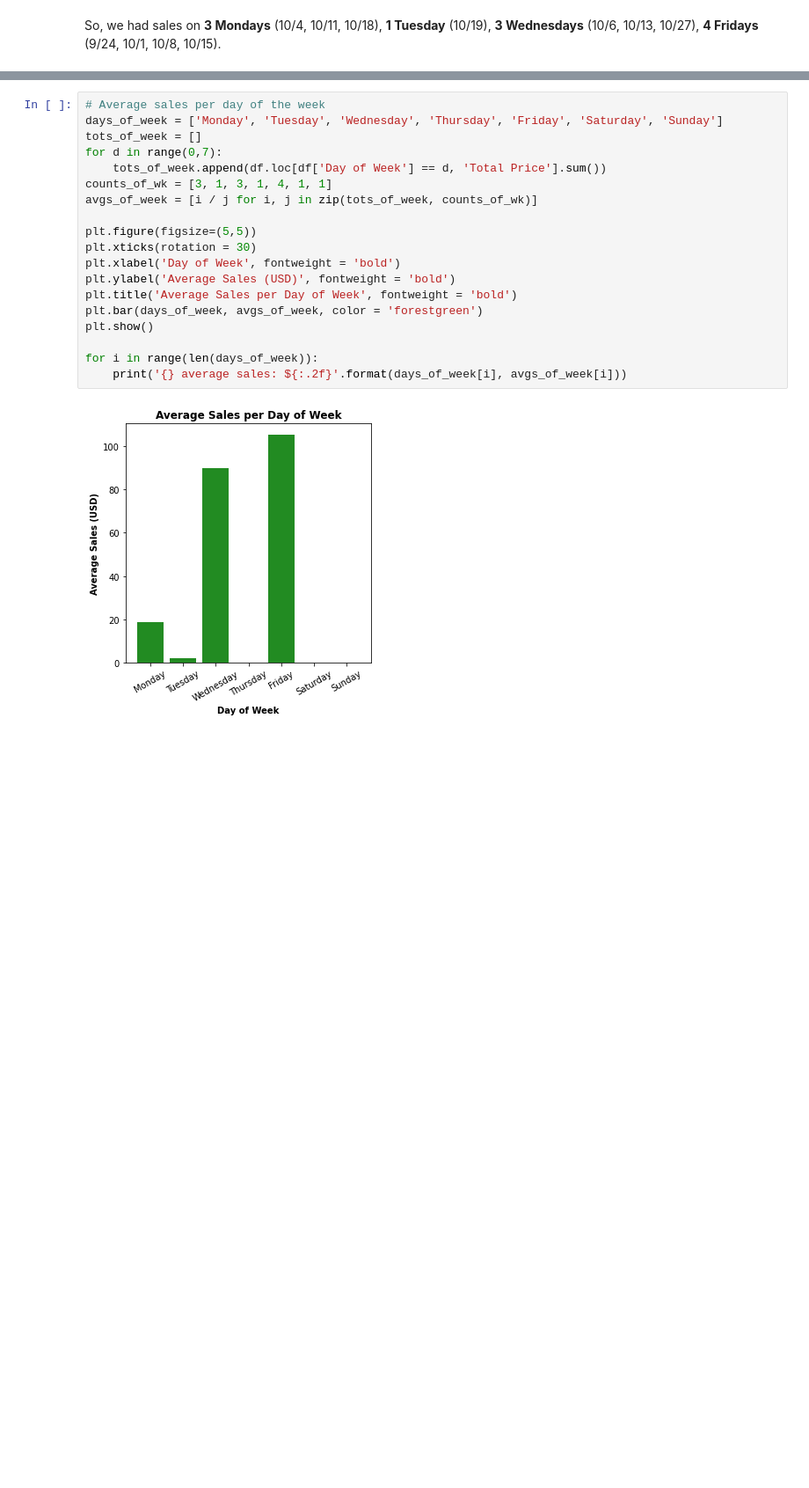
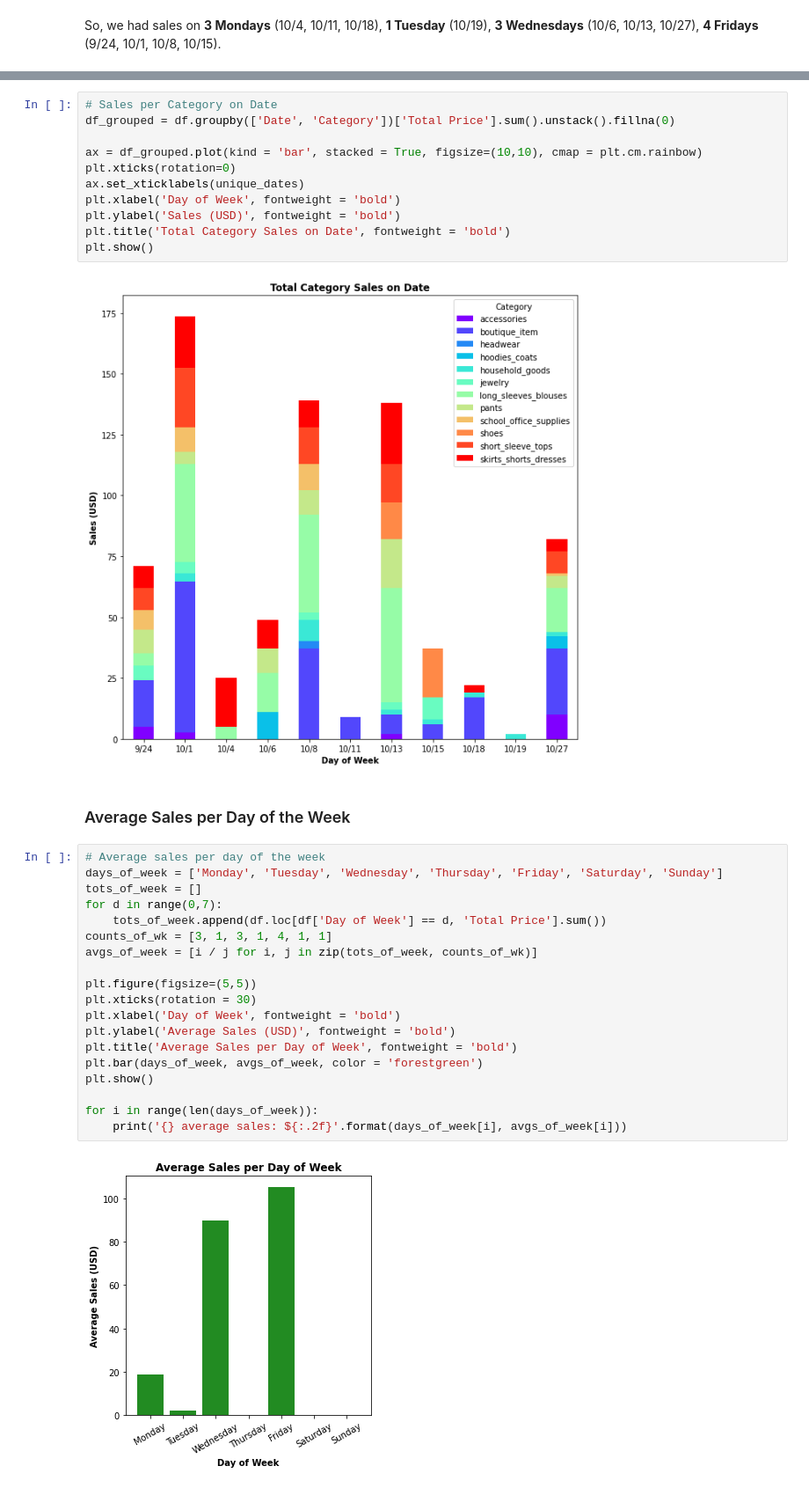
Before and after one commit to shraddha1803/ARS_DataAnalytics, a Jupyter notebook: Day-of-Week-Analysis/Sales_Analysis.ipynb, the cells around one changed output, grey strips where cells are left out. Shown at 88% size. Saved outputs shown, nothing was run; the diff lists cells and outputs as text; blank space fills up the shorter version.

```diff
--- a/Day-of-Week-Analysis/Sales_Analysis.ipynb
+++ b/Day-of-Week-Analysis/Sales_Analysis.ipynb
@@ -94,6 +81,21 @@ Total Sales on 10/15: $37.00
 Total Sales on 10/18: $22.00
 Total Sales on 10/19: $2.00
 Total Sales on 10/27: $82.00
+# %%
+# Sales per Category on Date
+df_grouped = df.groupby(['Date', 'Category'])['Total Price'].sum().unstack().fillna(0)
+
+ax = df_grouped.plot(kind = 'bar', stacked = True, figsize=(10,10), cmap = plt.cm.rainbow)
+plt.xticks(rotation=0)
+ax.set_xticklabels(unique_dates)
+plt.xlabel('Day of Week', fontweight = 'bold')
+plt.ylabel('Sales (USD)', fontweight = 'bold')
+plt.title('Total Category Sales on Date', fontweight = 'bold')
+plt.show()
+# %% [output]
+[figure, added]
+# %% [markdown]
+### Average Sales per Day of the Week
 # %%
 # Average sales per day of the week
 days_of_week = ['Monday', 'Tuesday', 'Wednesday', 'Thursday', 'Friday', 'Saturday', 'Sunday']
```
Also changed, not shown: parts of 16 cells of this notebook.
